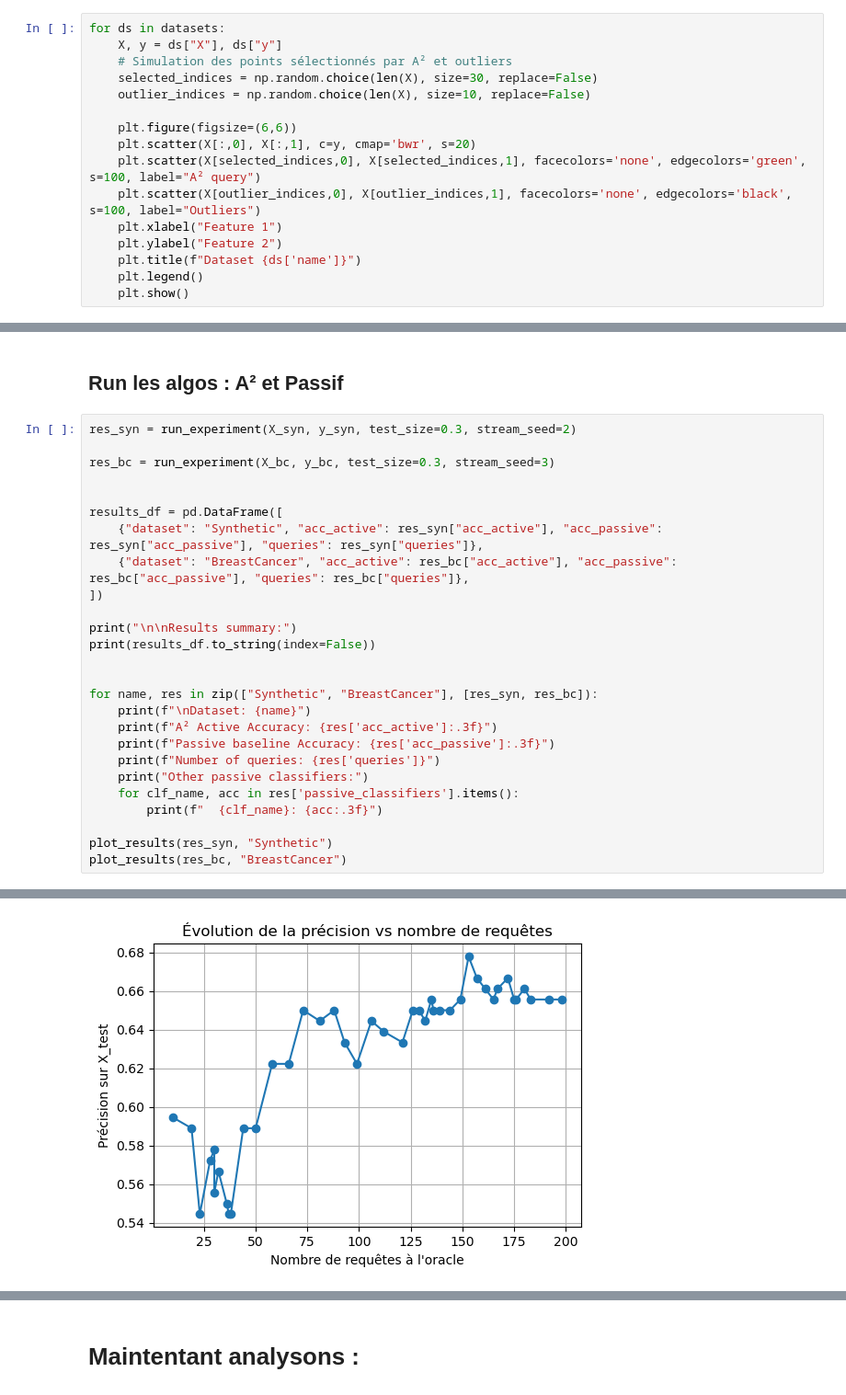
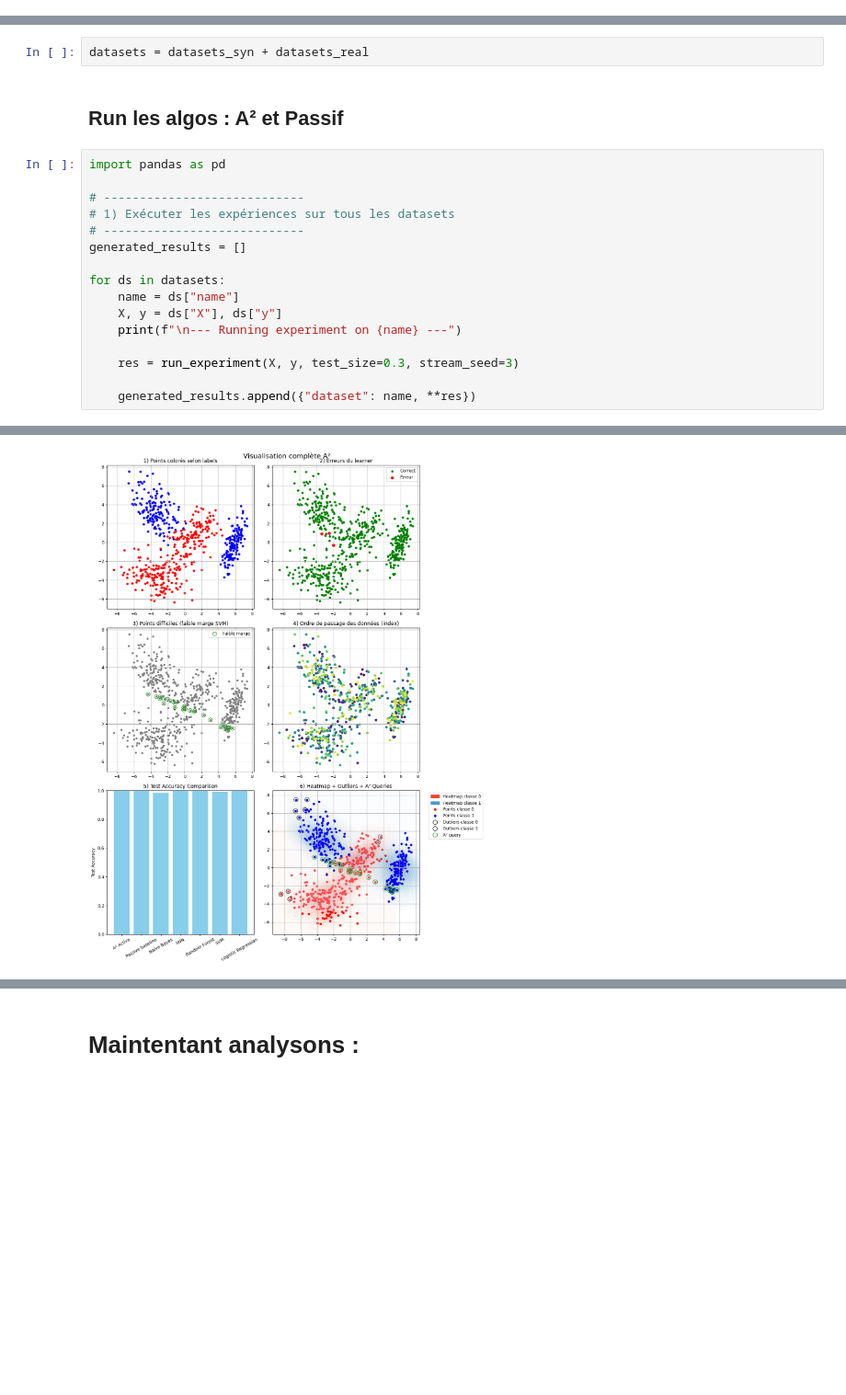
Before and after one commit to ayselatx/AdvancedML, a Jupyter notebook: A2_comment.ipynb, the cells around one changed output, grey strips where cells are left out. Shown at 92% size. Saved outputs shown, nothing was run; the diff lists cells and outputs as text; blank space fills up the shorter version.

```diff
--- a/A2_comment.ipynb
+++ b/A2_comment.ipynb
@@ -486,16 +626,0 @@ plt.show()
-# %%
-for ds in datasets:
-    X, y = ds["X"], ds["y"]
-    # Simulation des points sélectionnés par A² et outliers
-    selected_indices = np.random.choice(len(X), size=30, replace=False)
-    outlier_indices = np.random.choice(len(X), size=10, replace=False)
-
-    plt.figure(figsize=(6,6))
-    plt.scatter(X[:,0], X[:,1], c=y, cmap='bwr', s=20)
-    plt.scatter(X[selected_indices,0], X[selected_indices,1], facecolors='none', edgecolors='green', s=100, label="A² query")
-    plt.scatter(X[outlier_indices,0], X[outlier_indices,1], facecolors='none', edgecolors='black', s=100, label="Outliers")
-    plt.xlabel("Feature 1")
-    plt.ylabel("Feature 2")
-    plt.title(f"Dataset {ds['name']}")
-    plt.legend()
-    plt.show()
@@ -663,29 +678,21 @@ y_bc = bc.target
+# %%
+datasets = datasets_syn + datasets_real
 # %% [markdown]
 ## Run les algos : A² et Passif
 # %%
-res_syn = run_experiment(X_syn, y_syn, test_size=0.3, stream_seed=2)
+import pandas as pd
 
-res_bc = run_experiment(X_bc, y_bc, test_size=0.3, stream_seed=3)
+# ----------------------------
+# 1) Exécuter les expériences sur tous les datasets
+# ----------------------------
+generated_results = []
 
+for ds in datasets:
+    name = ds["name"]
+    X, y = ds["X"], ds["y"]
+    print(f"\n--- Running experiment on {name} ---")
 
-results_df = pd.DataFrame([
-    {"dataset": "Synthetic", "acc_active": res_syn["acc_active"], "acc_passive": res_syn["acc_passive"], "queries": res_syn["queries"]},
-    {"dataset": "BreastCancer", "acc_active": res_bc["acc_active"], "acc_passive": res_bc["acc_passive"], "queries": res_bc["queries"]},
-])
+    res = run_experiment(X, y, test_size=0.3, stream_seed=3)
 
-print("\n\nResults summary:")
-print(results_df.to_string(index=False))
-
-
-for name, res in zip(["Synthetic", "BreastCancer"], [res_syn, res_bc]):
-    print(f"\nDataset: {name}")
-    print(f"A² Active Accuracy: {res['acc_active']:.3f}")
-    print(f"Passive baseline Accuracy: {res['acc_passive']:.3f}")
-    print(f"Number of queries: {res['queries']}")
-    print("Other passive classifiers:")
-    for clf_name, acc in res['passive_classifiers'].items():
-        print(f"  {clf_name}: {acc:.3f}")
-
-plot_results(res_syn, "Synthetic")
-plot_results(res_bc, "BreastCancer")
+    generated_results.append({"dataset": name, **res})
 # %% [output]
@@ -692 +708 @@ plot_results(res_bc, "BreastCancer")
-[figure, old version]
+[figure, new version]
```
Also changed, not shown: parts of 20 cells of this notebook.
